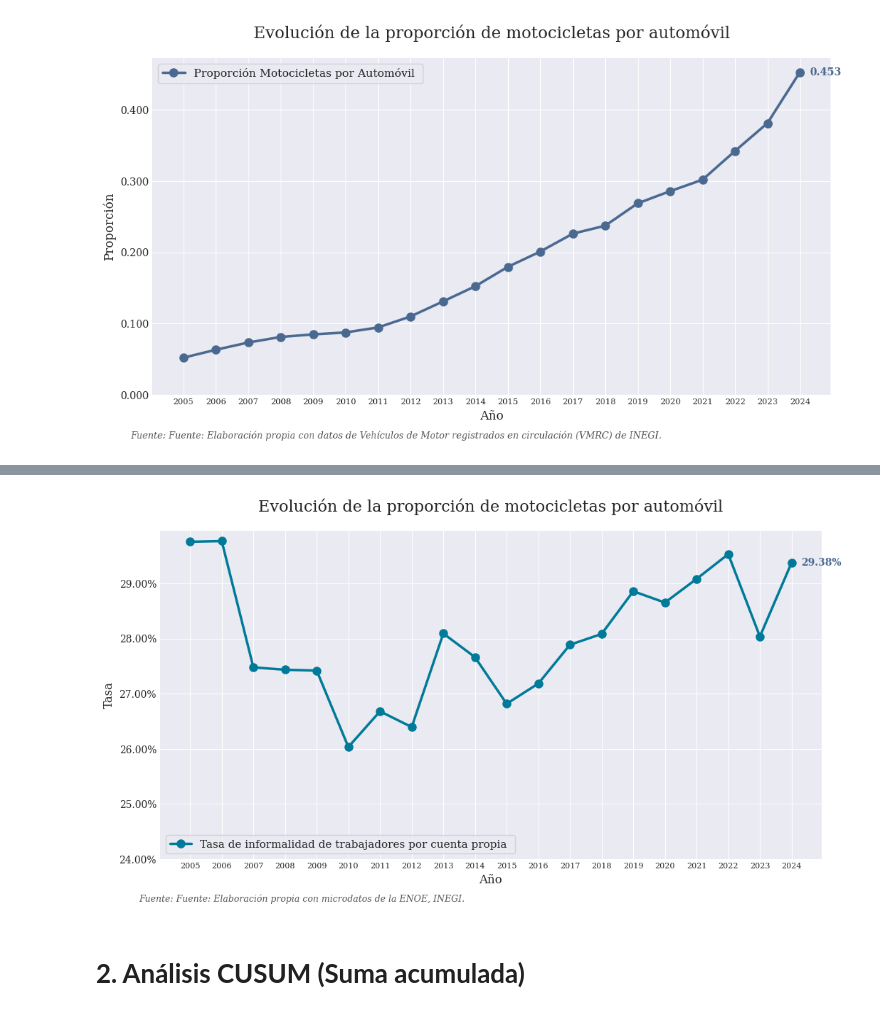
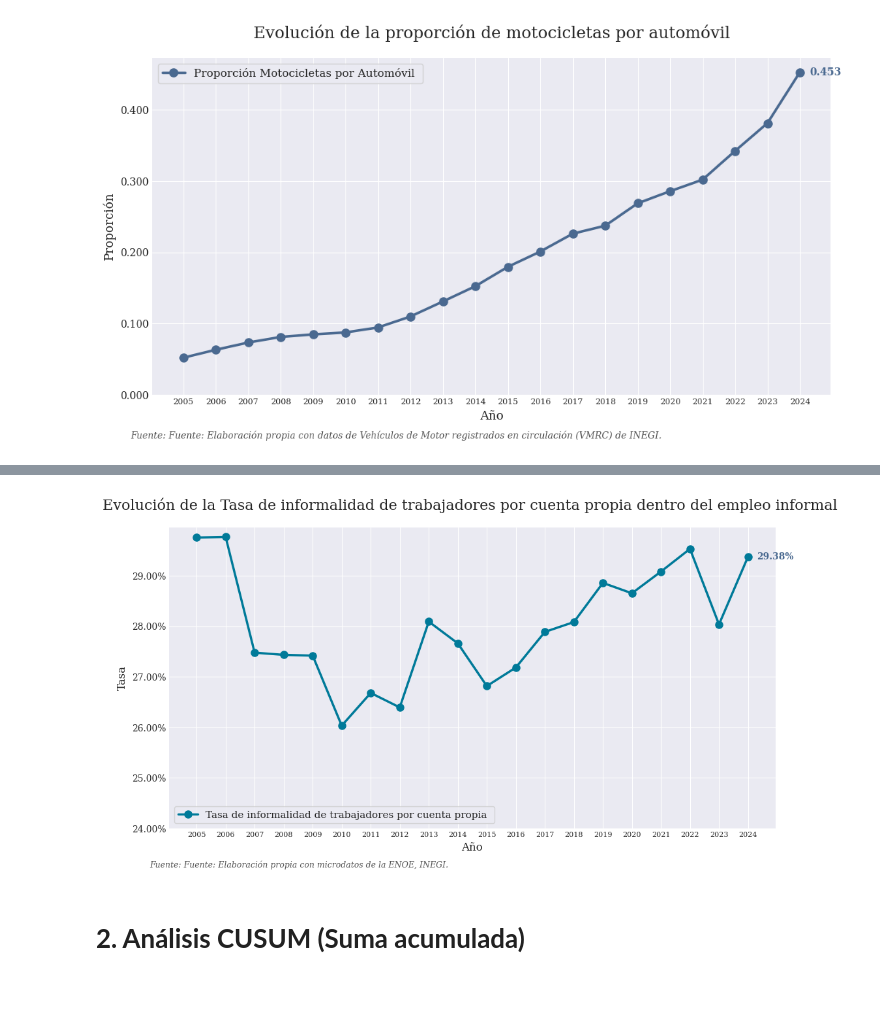
Before and after one commit to abigail-vmunoz/Proyecto-final_Ciencia-de-Datos-UNAM-, a Jupyter notebook: Proyecto_final_Ciencia_de_Datos_UNAM.ipynb, the cells around one changed output, grey strips where cells are left out. Saved outputs shown, nothing was run; the diff lists cells and outputs as text; code cells hidden in the pictures.

```diff
--- a/Proyecto_final_Ciencia_de_Datos_UNAM.ipynb
+++ b/Proyecto_final_Ciencia_de_Datos_UNAM.ipynb
@@ -148,30 +148,30 @@ plt.show()
 # %%
 #Gráfica de la tasa de informalidad de trabajadores por cuenta propia
 plt.figure(figsize=(12, 6))
 
 #Tasa de informalidad de trabajadores por cuenta propia
 plt.plot(df['anio'], df['tasa'], 'o-',
          label='Tasa de informalidad de trabajadores por cuenta propia ',
          color=colores_azul['Azul1'],
          markersize=8,
          linewidth=2.5)
 
 plt.text(df['anio'].iloc[-1] + 0.3, df['tasa'].iloc[-1],
          f'{df['tasa'].iloc[-1]:,.2f}%', color=colores_azul['Azul6'], fontweight='bold', va='center')
 
-plt.title("Evolución de la proporción de motocicletas por automóvil", pad=20, fontsize=16)
+plt.title("Evolución de la Tasa de informalidad de trabajadores por cuenta propia dentro del empleo informal ", pad=20, fontsize=16)
 plt.xlabel("Año", fontsize=12)
 plt.ylabel("Tasa", fontsize=12)
 plt.ylim(24)
 plt.legend(frameon=True, fontsize=11)
 plt.gca().yaxis.set_major_formatter(plt.FuncFormatter(lambda x, p: f'{float(x):,.2f}%'))
 plt.xticks(df['anio'].unique(), fontsize=8)
 
 plt.figtext(0.1, 0.01, "Fuente: Fuente: Elaboración propia con microdatos de la ENOE, INEGI.",
             fontsize=9, fontstyle='italic', color='#555555')
 plt.show()
 # %% [output]
-[figure, old version]
+[figure, new version]
 # %% [markdown]
 # **2. Análisis CUSUM (Suma acumulada)**
 # %%
```
Also changed, not shown: parts of 3 cells of this notebook.
